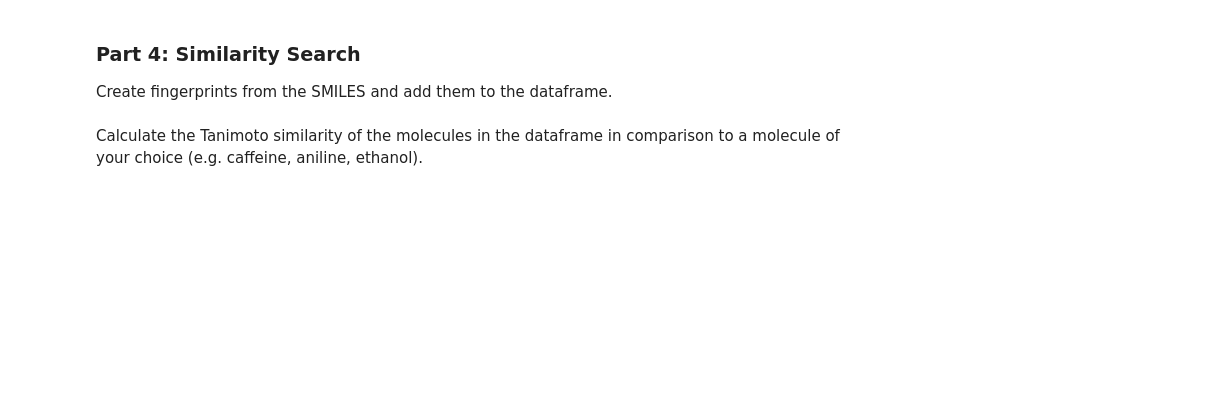
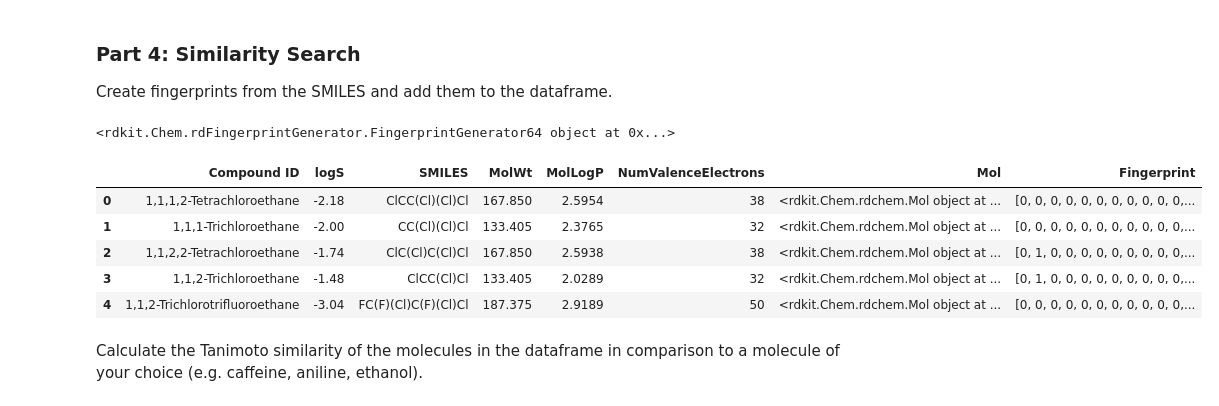
Before and after one commit to Hassan-Haydar/DSA103, a Jupyter notebook: LifeScienceData/lecture13/RDKIt_Workshop.ipynb, the cells around one changed output. Drawn from its saved outputs; the diff is of its cells as text; code cells hidden in the pictures; blank space fills up the shorter version.

```diff
--- a/LifeScienceData/lecture13/RDKIt_Workshop.ipynb
+++ b/LifeScienceData/lecture13/RDKIt_Workshop.ipynb
@@ -141,5 +141,22 @@ Create fingerprints from the SMILES and add them to the dataframe.
 from rdkit.Chem import rdFingerprintGenerator, DataStructs
 
 # use e.g. the morgan FPG: mfpgen = rdFingerprintGenerator.GetMorganGenerator(radius=2,fpSize=2048)
+
+mfpgen = rdFingerprintGenerator.GetMorganGenerator(radius=2,fpSize=2048)
+print(mfpgen)
+# %% [output]
+<rdkit.Chem.rdFingerprintGenerator.FingerprintGenerator64 object at 0x...>
+# %%
+df['Mol'] = df['SMILES'].apply(Chem.MolFromSmiles)
+df['Fingerprint'] = df['Mol'].apply(lambda m: mfpgen.GetFingerprint(m))
+
+df.head()
+# %% [output]
+|  | Compound ID | logS | SMILES | MolWt | MolLogP | NumValenceElectrons | Mol | Fingerprint |
+| 0 | 1,1,1,2-Tetrachloroethane | -2.18 | ClCC(Cl)(Cl)Cl | 167.850 | 2.5954 | 38 | <rdkit.Chem.rdchem.Mol object at ... | [0, 0, 0, 0, 0, 0, 0, 0, 0, 0, 0,... |
+| 1 | 1,1,1-Trichloroethane | -2.00 | CC(Cl)(Cl)Cl | 133.405 | 2.3765 | 32 | <rdkit.Chem.rdchem.Mol object at ... | [0, 0, 0, 0, 0, 0, 0, 0, 0, 0, 0,... |
+| 2 | 1,1,2,2-Tetrachloroethane | -1.74 | ClC(Cl)C(Cl)Cl | 167.850 | 2.5938 | 38 | <rdkit.Chem.rdchem.Mol object at ... | [0, 1, 0, 0, 0, 0, 0, 0, 0, 0, 0,... |
+| 3 | 1,1,2-Trichloroethane | -1.48 | ClCC(Cl)Cl | 133.405 | 2.0289 | 32 | <rdkit.Chem.rdchem.Mol object at ... | [0, 1, 0, 0, 0, 0, 0, 0, 0, 0, 0,... |
+| 4 | 1,1,2-Trichlorotrifluoroethane | -3.04 | FC(F)(Cl)C(F)(Cl)Cl | 187.375 | 2.9189 | 50 | <rdkit.Chem.rdchem.Mol object at ... | [0, 0, 0, 0, 0, 0, 0, 0, 0, 0, 0,... |
 # %% [markdown]
 Calculate the Tanimoto similarity of the molecules in the dataframe in comparison to a molecule of your choice (e.g. caffeine, aniline, ethanol).
```
Also changed, not shown: parts of 5 cells of this notebook.
